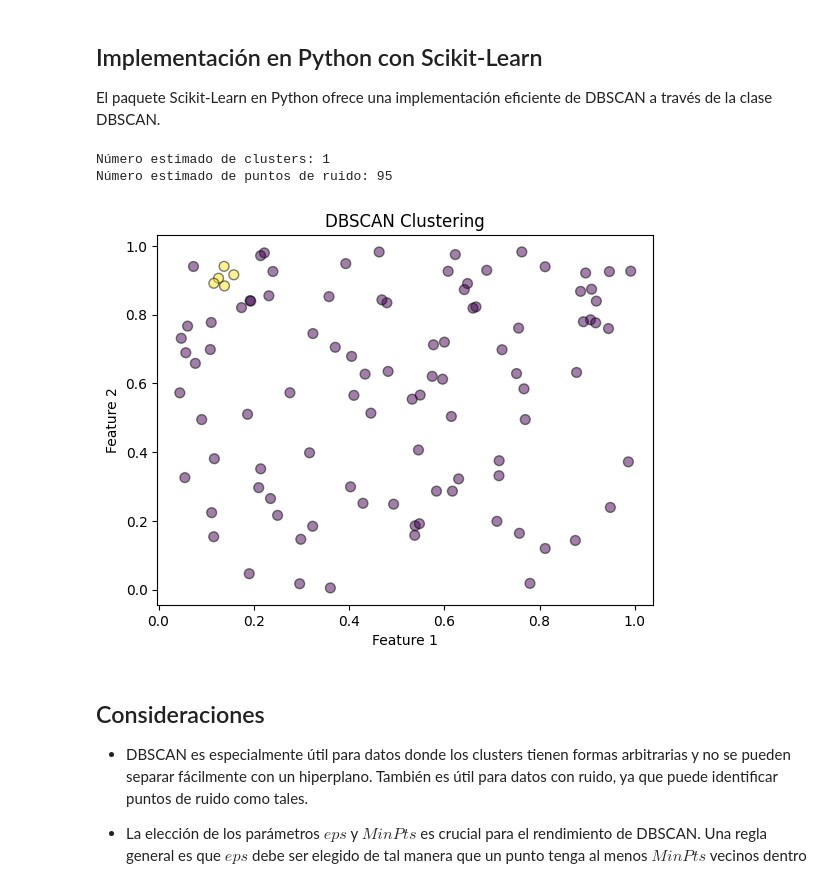
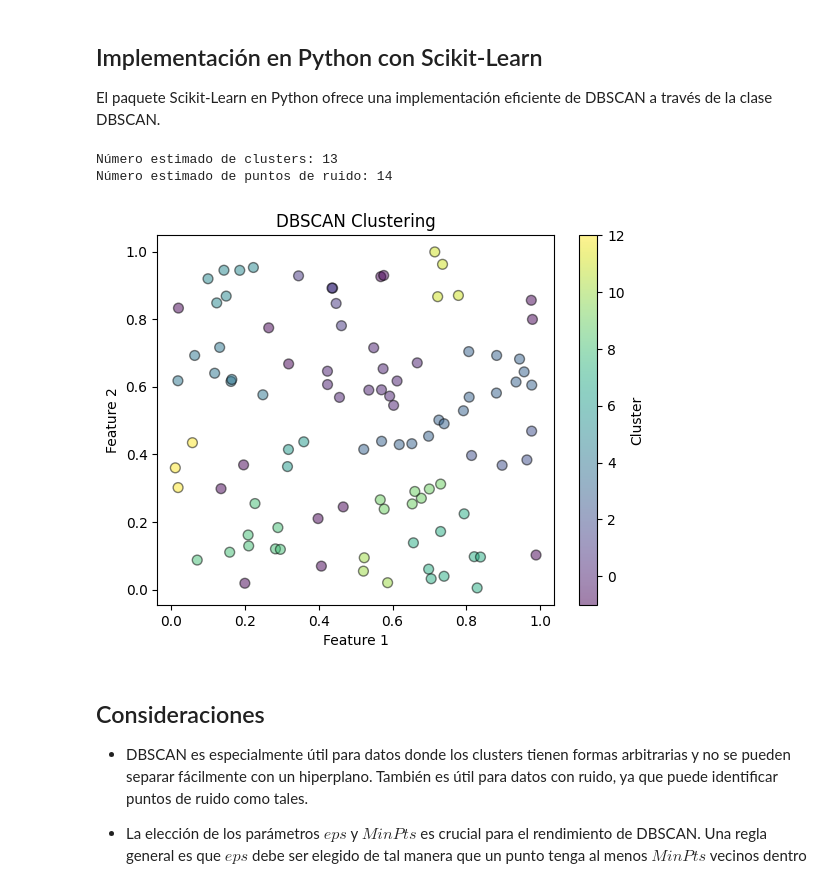
Before and after one commit to srodriguezc91/Proyecto_final_ML_V1, a Jupyter notebook: Código/Métodos Cluster.ipynb, the cells around one changed output. Drawn from its saved outputs; the diff is of its cells as text; code cells hidden in the pictures.

```diff
--- a/Código/Métodos Cluster.ipynb
+++ b/Código/Métodos Cluster.ipynb
@@ -140,37 +140,41 @@ El paquete Scikit-Learn en Python ofrece una implementación eficiente de DBSCAN
 # %%
 from sklearn.cluster import DBSCAN
 import numpy as np
 import matplotlib.pyplot as plt
 
 # Generar algunos datos de prueba
+# Semilla
+np.random.seed(0)
 X = np.random.rand(100, 2)
 
 # Instanciar y ajustar el modelo DBSCAN
 # eps es la distancia máxima entre dos muestras para que se consideren en el mismo vecindario
 # min_samples es el número de muestras en un vecindario para que un punto se considere como un punto central
-dbscan = DBSCAN(eps=0.05, min_samples=5).fit(X)
+dbscan = DBSCAN(eps=0.1, min_samples=3)
+dbscan.fit(X)
 
 # Etiquetas de los clusters
 labels = dbscan.labels_
 
 # Número de clusters en las etiquetas, ignorando el ruido si está presente
 n_clusters_ = len(set(labels)) - (1 if -1 in labels else 0)
 n_noise_ = list(labels).count(-1)
 
 print('Número estimado de clusters: %d' % n_clusters_)
 print('Número estimado de puntos de ruido: %d' % n_noise_)
 
 # Gráfico de los clusters y puntos de ruido
-plt.scatter(X[:,0], X[:,1], c=labels, cmap='viridis', marker='o',
-            edgecolor='k', s=50, alpha=0.5)
+plt.scatter(X[:,0], X[:,1], c=labels,  marker='o',
+            edgecolor='k', s=50, alpha=0.5, )
+plt.colorbar(label='Cluster')
 plt.title('DBSCAN Clustering')
 plt.xlabel('Feature 1')
 plt.ylabel('Feature 2')
 plt.show()
 # %% [output]
-Número estimado de clusters: 1
-Número estimado de puntos de ruido: 95
+Número estimado de clusters: 13
+Número estimado de puntos de ruido: 14
-[figure, old version]
+[figure, new version]
 # %% [markdown]
 ## Consideraciones
 
```
Also changed, not shown: parts of 3 cells of this notebook, 4 other files.
